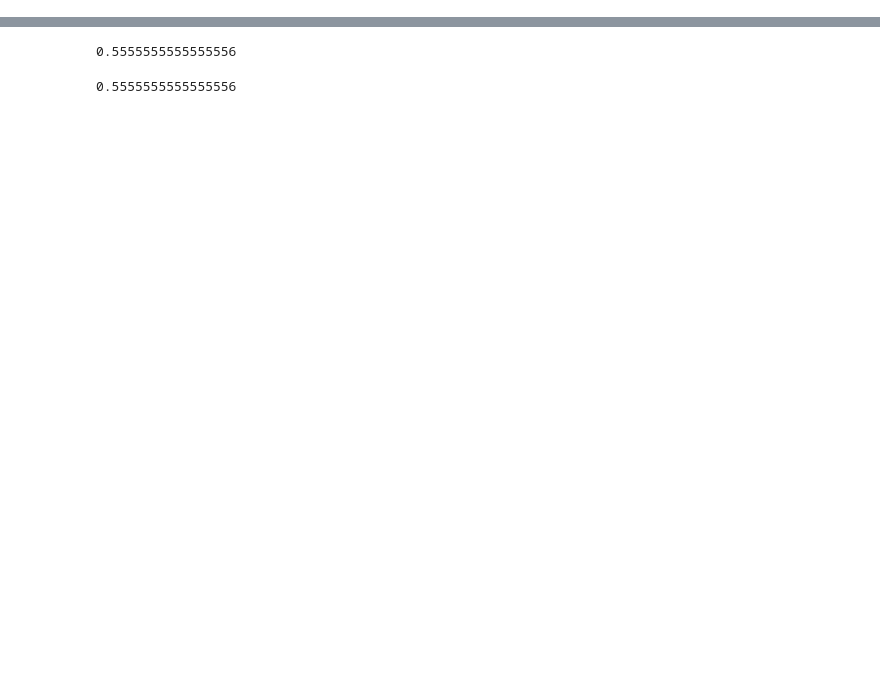
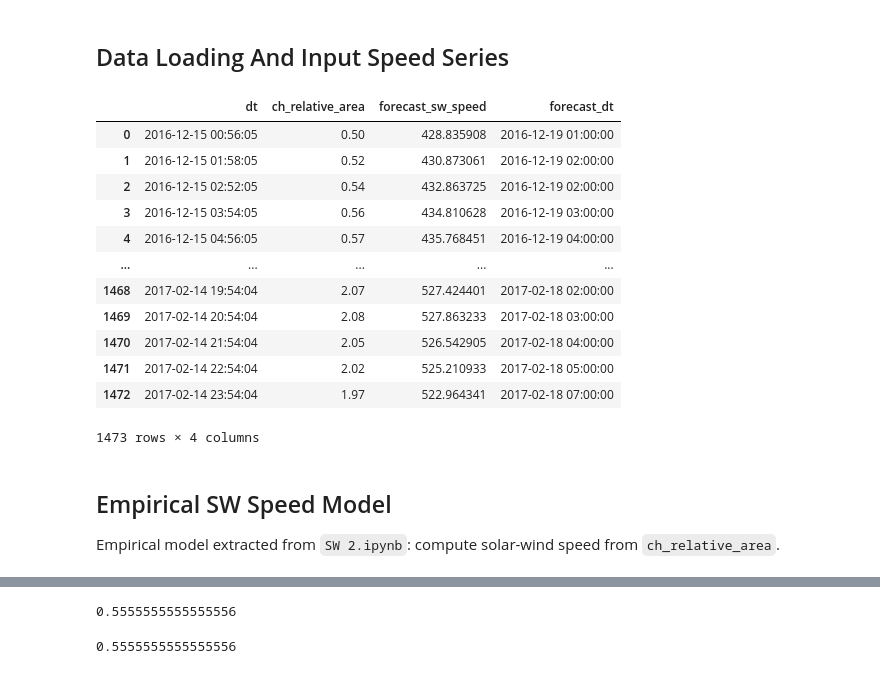
Before and after one commit to oscu0/helio-n, a Jupyter notebook: SW.ipynb, the cells around one changed output, grey strips where cells are left out. Drawn from its saved outputs; the diff is of its cells as text; code cells hidden in the pictures; blank space fills up the shorter version.

```diff
--- a/SW.ipynb
+++ b/SW.ipynb
@@ -26,0 +19,2 @@ AttributeError: Can only use .str accessor with string values!
+# %% [markdown]
+## Data Loading And Input Speed Series
@@ -26,0 +27,53 @@ AttributeError: Can only use .str accessor with string values!
+# %%
+start_dt = pd.Timestamp("2016-12-15")
+end_dt = pd.Timestamp("2017-02-15")
+# %%
+query = """
+SELECT
+    dt,
+    ch_relative_area,
+    forecast_sw_speed,
+    forecast_dt
+FROM sdo.sdo_sw_forecast_0193
+WHERE dt >= %(start_dt)s
+  AND dt < %(end_dt)s
+ORDER BY dt
+"""
+# %%
+conn = psycopg.connect(
+    host="213.131.1.41",
+    user="selector",
+    dbname="smdc",
+    password=userpwd.userpwd_postgre,
+)
+
+with conn.cursor() as cur:
+    cur.execute(query, {"start_dt": start_dt, "end_dt": end_dt})
+    rows = cur.fetchall()
+    columns = [desc.name for desc in cur.description]
+
+conn.close()
+# %%
+
+df_sdo_sw_test = pd.DataFrame(rows, columns=columns)
+df_sdo_sw_test["dt"] = pd.to_datetime(df_sdo_sw_test["dt"])
+df_sdo_sw_test["forecast_dt"] = pd.to_datetime(df_sdo_sw_test["forecast_dt"])
+df_sdo_sw_test
+# %% [output]
+|  | dt | ch_relative_area | forecast_sw_speed | forecast_dt |
+| 0 | 2016-12-15 00:56:05 | 0.50 | 428.835908 | 2016-12-19 01:00:00 |
+| 1 | 2016-12-15 01:58:05 | 0.52 | 430.873061 | 2016-12-19 02:00:00 |
+| 2 | 2016-12-15 02:52:05 | 0.54 | 432.863725 | 2016-12-19 02:00:00 |
+| 3 | 2016-12-15 03:54:05 | 0.56 | 434.810628 | 2016-12-19 03:00:00 |
+| 4 | 2016-12-15 04:56:05 | 0.57 | 435.768451 | 2016-12-19 04:00:00 |
+| ... | ... | ... | ... | ... |
+| 1468 | 2017-02-14 19:54:04 | 2.07 | 527.424401 | 2017-02-18 02:00:00 |
+| 1469 | 2017-02-14 20:54:04 | 2.08 | 527.863233 | 2017-02-18 03:00:00 |
+| 1470 | 2017-02-14 21:54:04 | 2.05 | 526.542905 | 2017-02-18 04:00:00 |
+| 1471 | 2017-02-14 22:54:04 | 2.02 | 525.210933 | 2017-02-18 05:00:00 |
+| 1472 | 2017-02-14 23:54:04 | 1.97 | 522.964341 | 2017-02-18 07:00:00 |
+1473 rows × 4 columns
+# %% [markdown]
+## Empirical SW Speed Model
+
+Empirical model extracted from `SW 2.ipynb`: compute solar-wind speed from `ch_relative_area`.
```
Also changed, not shown: parts of 47 cells of this notebook.
